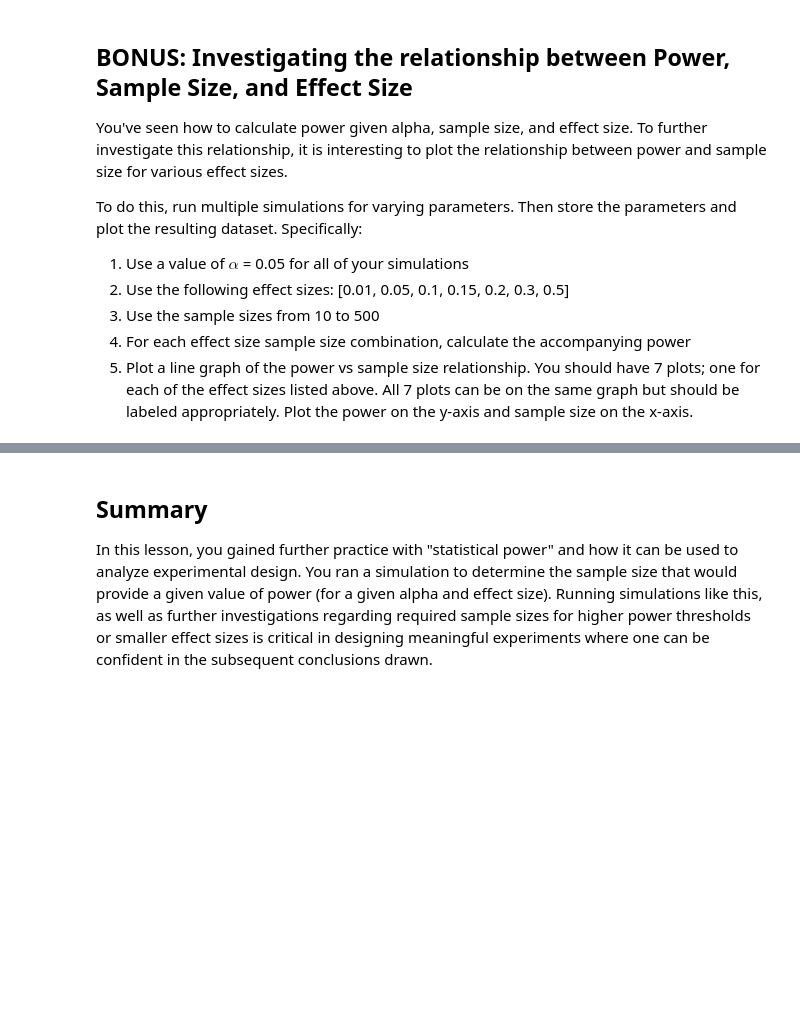
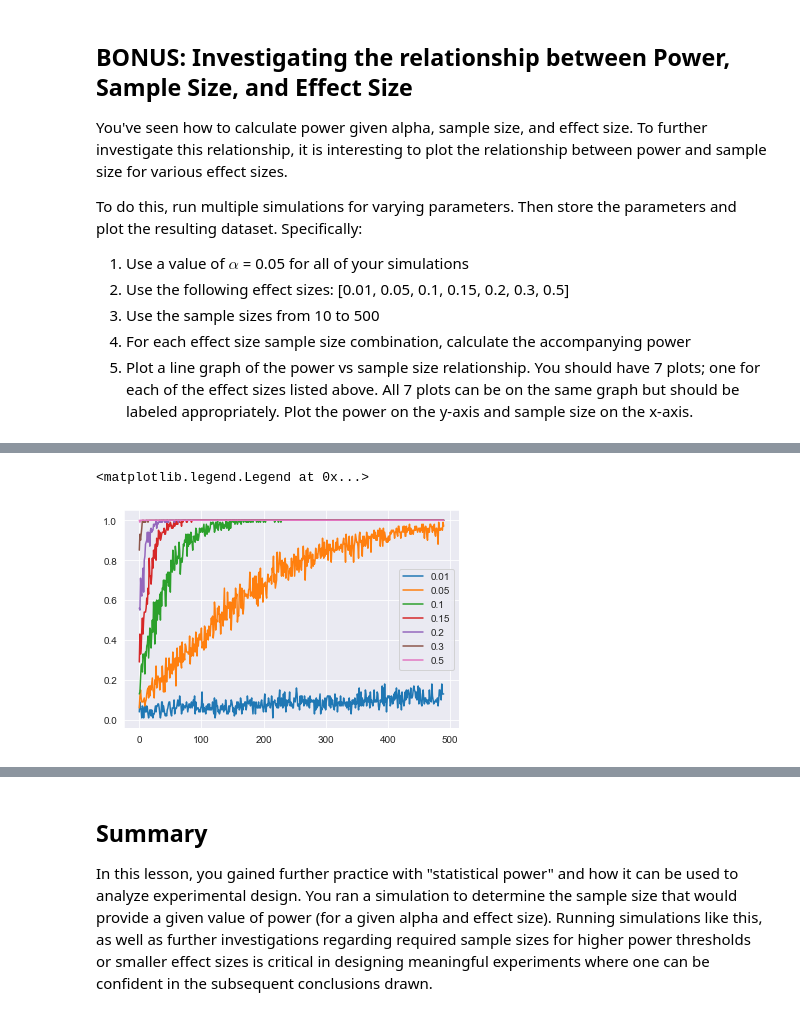
Before and after one commit to Marissa841/dsc-statistical-power-lab, a Jupyter notebook: index.ipynb, the cells around one changed output, grey strips where cells are left out. Cells and saved outputs as stored; diff of their text form; code cells hidden in the pictures; blank space fills up the shorter version.

```diff
--- a/index.ipynb
+++ b/index.ipynb
@@ -257,0 +258,14 @@ Wall time: 1min 5s
+# %%
+plt.plot(result_dict[0.01], label = "0.01")
+plt.plot(result_dict[0.05], label = "0.05")
+plt.plot(result_dict[0.1], label = "0.1")
+plt.plot(result_dict[0.15], label = "0.15")
+plt.plot(result_dict[0.2], label = "0.2")
+plt.plot(result_dict[0.3], label = "0.3")
+plt.plot(result_dict[0.5], label = "0.5")
+
+
+plt.legend()
+# %% [output]
+<matplotlib.legend.Legend at 0x...>
+[figure, added]
```
Also changed, not shown: parts of 6 cells of this notebook.
